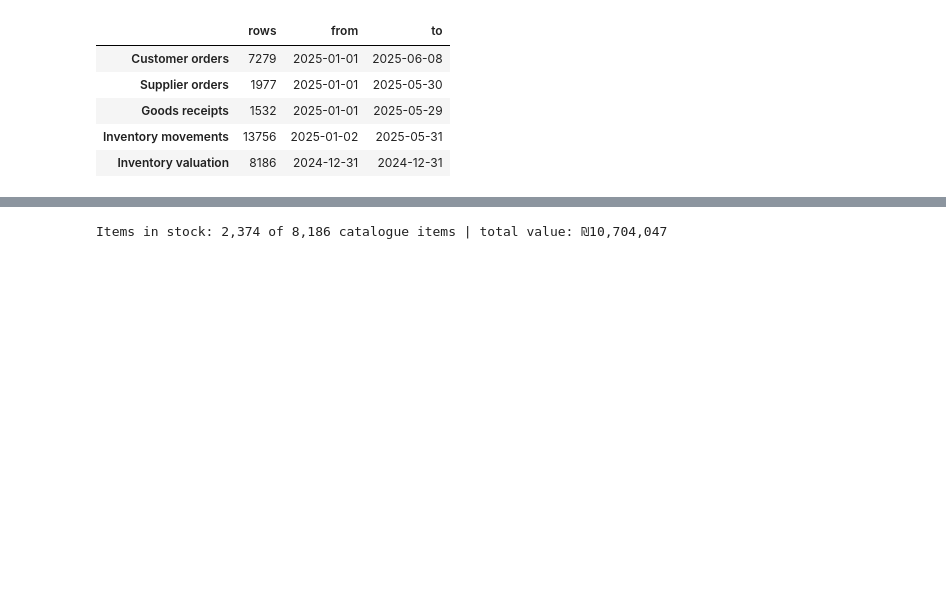
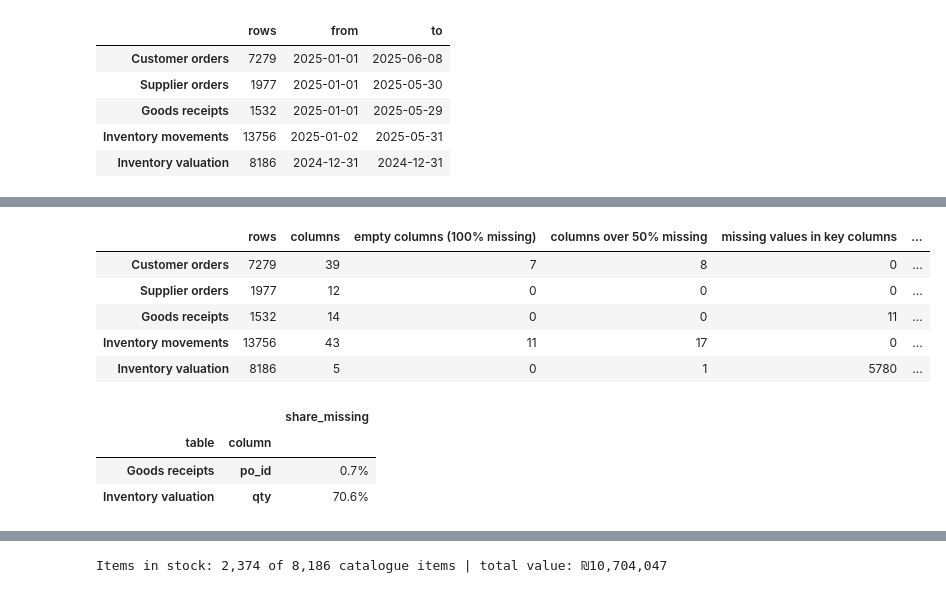
Before and after one commit to NirAvrahamoff/ysb-operations-analysis, a Jupyter notebook: notebooks/ysb_operations_analysis.ipynb, the cells around one changed output, grey strips where cells are left out. Saved outputs shown, nothing was run; the diff lists cells and outputs as text; code cells hidden in the pictures; blank space fills up the shorter version.

```diff
--- a/notebooks/ysb_operations_analysis.ipynb
+++ b/notebooks/ysb_operations_analysis.ipynb
@@ -103,0 +118,34 @@ coverage
+# %%
+KEY_COLS = {"Customer orders": ["order_id", "date", "item", "qty", "status"],
+            "Supplier orders": ["po_id", "po_date", "item", "qty", "value_ils"],
+            "Goods receipts": ["date", "receipt_id", "item", "qty", "po_id"],
+            "Inventory movements": ["date", "movement_type", "item", "qty", "cost_ils"],
+            "Inventory valuation": ["item", "qty", "value_ils"]}
+
+profile = pd.DataFrame({name: {
+    "rows": len(df),
+    "columns": df.shape[1],
+    "empty columns (100% missing)": int(df.isna().all().sum()),
+    "columns over 50% missing": int((df.isna().mean() > 0.5).sum()),
+    "missing values in key columns": int(df[KEY_COLS[name]].isna().sum().sum()),
+    "exact duplicate rows": int(df.duplicated().sum()),
+    "zero or negative quantity": int((df["qty"].fillna(0) <= 0).sum()),
+} for name, df in RAW.items()}).T
+profile
+# %% [output]
+|  | rows | columns | empty columns (100% missing) | columns over 50% missing | missing values in key columns | ... |
+| Customer orders | 7279 | 39 | 7 | 8 | 0 | ... |
+| Supplier orders | 1977 | 12 | 0 | 0 | 0 | ... |
+| Goods receipts | 1532 | 14 | 0 | 0 | 11 | ... |
+| Inventory movements | 13756 | 43 | 11 | 17 | 0 | ... |
+| Inventory valuation | 8186 | 5 | 0 | 1 | 5780 | ... |
+# %%
+# Missing values in the key columns, per table
+key_missing = pd.concat({name: df[KEY_COLS[name]].isna().mean() for name, df in RAW.items()}, names=["table", "column"])
+key_missing = key_missing[key_missing > 0].rename("share_missing").to_frame()
+key_missing.style.format({"share_missing": "{:.1%}"})
+# %% [output]
+|  |  | share_missing |
+| table | column |  |
+| Goods receipts | po_id | 0.7% |
+| Inventory valuation | qty | 70.6% |
```
Also changed, not shown: parts of 23 cells of this notebook.
